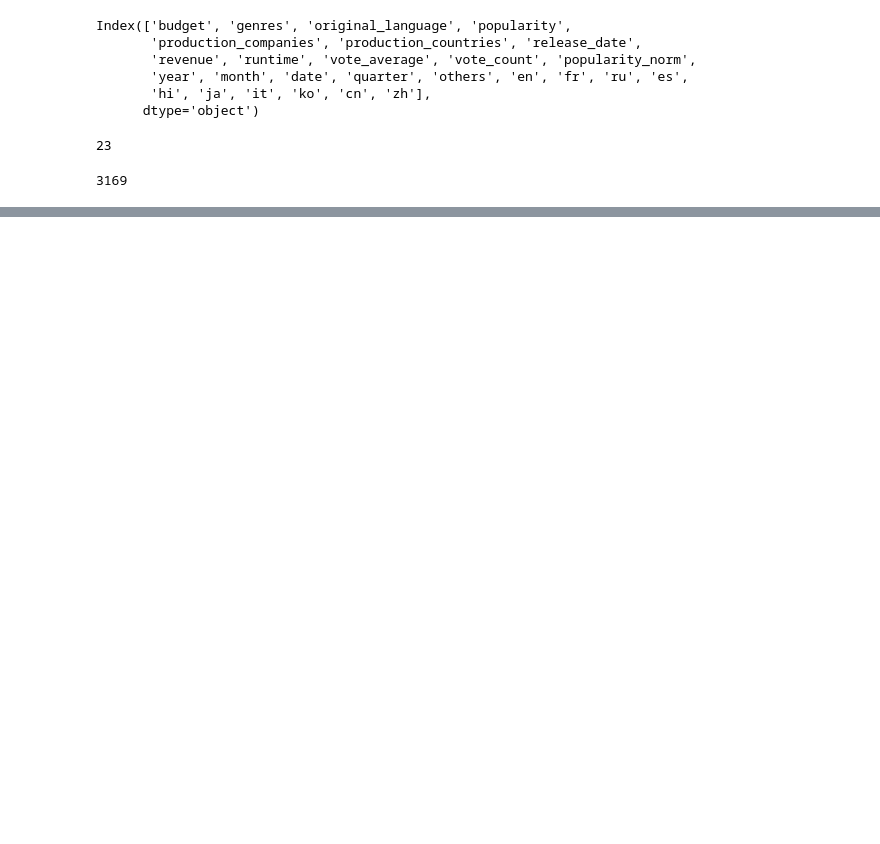
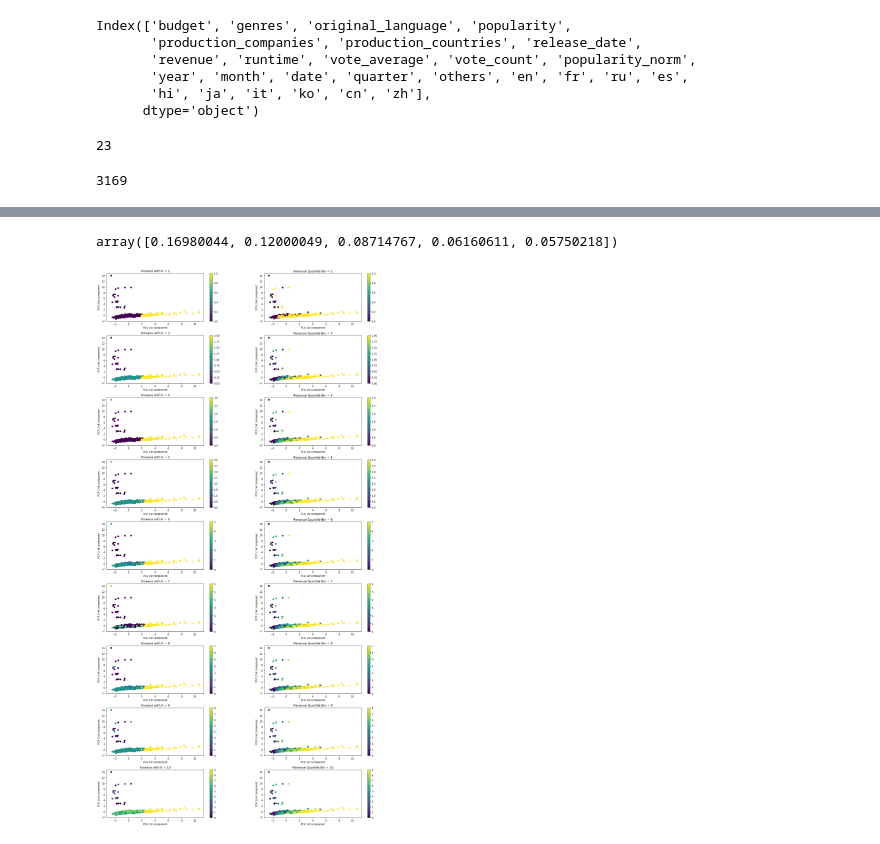
Before and after one commit to bedman3/tmdb_5000_movie_kmeans_analysis, a Jupyter notebook: Unsupervised Modelling.ipynb, the cells around one changed output, grey strips where cells are left out. Saved outputs shown, nothing was run; the diff lists cells and outputs as text; code cells hidden in the pictures; blank space fills up the shorter version.

```diff
--- a/Unsupervised Modelling.ipynb
+++ b/Unsupervised Modelling.ipynb
@@ -107,0 +167,56 @@ array([0.16980046, 0.12000027, 0.0871472 , 0.06156482, 0.05744206])
+# %%
+# see the difference with different K with ensemble learning on testing data
+
+max_k = 10
+
+pca = models_store['pca']
+np_pca = pca.transform(X_test)
+display(pca.explained_variance_ratio_)
+fig, axs = plt.subplots(max_k - 1, 2, figsize=(20, 40))
+plt.subplots_adjust(hspace=0.3, wspace=0.3)
+
+test_data_save = {
+    'y_pred': [],
+    'y_true': [],
+}
+
+for i in range(2, max_k + 1):
+    kmeans = models_store['kmeans'][i - 2]
+    cluster_predict = kmeans.predict(X_test)
+
+
+
+    df_pca = pd.DataFrame(data=np_pca[:, :2], columns=['pca_1st_col', 'pca_2nd_col'], index=X_test.index)
+
+    df_pca['revenue'] = X_test['revenue']
+    bins = models_store['bins'][i - 2]
+    ser = pd.cut(X_test['revenue'], bins=bins, labels=[*range(i)])
+    df_pca['revenue_bin_label'] = ser
+    df_pca['cluster'] = cluster_predict
+
+    test_data_save['y_pred'].append(cluster_predict)
+    test_data_save['y_true'].append(ser)
+
+    # predict cluster actual label
+    clf = models_store['dt'][i - 2]
+    df_pca['cluster_pred'] = clf.predict(df_pca[['cluster']])
+
+    axs[i-2, 0].set_ylabel('PCA 2nd component')
+    axs[i-2, 0].set_xlabel('PCA 1st component')
+    axs[i-2, 0].set_title(f'Kmeans with K = {i}')
+    f1 = axs[i-2, 0].scatter(df_pca['pca_1st_col'], df_pca['pca_2nd_col'], c=df_pca['cluster_pred'], cmap='viridis')
+    fig.colorbar(f1, ax=axs[i-2, 0])
+
+
+    axs[i-2, 1].set_ylabel('PCA 2nd component')
+    axs[i-2, 1].set_xlabel('PCA 1st component')
+    axs[i-2, 1].set_title(f'Revenue Quantile Bin = {i}')
+    f2 = axs[i-2, 1].scatter(df_pca['pca_1st_col'], df_pca['pca_2nd_col'], c=df_pca['revenue_bin_label'], cmap='viridis')
+    fig.colorbar(f2, ax=axs[i-2, 1])
+
+
+
+fig.show()
+# %% [output]
+array([0.16980044, 0.12000049, 0.08714767, 0.06160611, 0.05750218])
+[figure, added]
```
Also changed, not shown: parts of 7 cells of this notebook.
